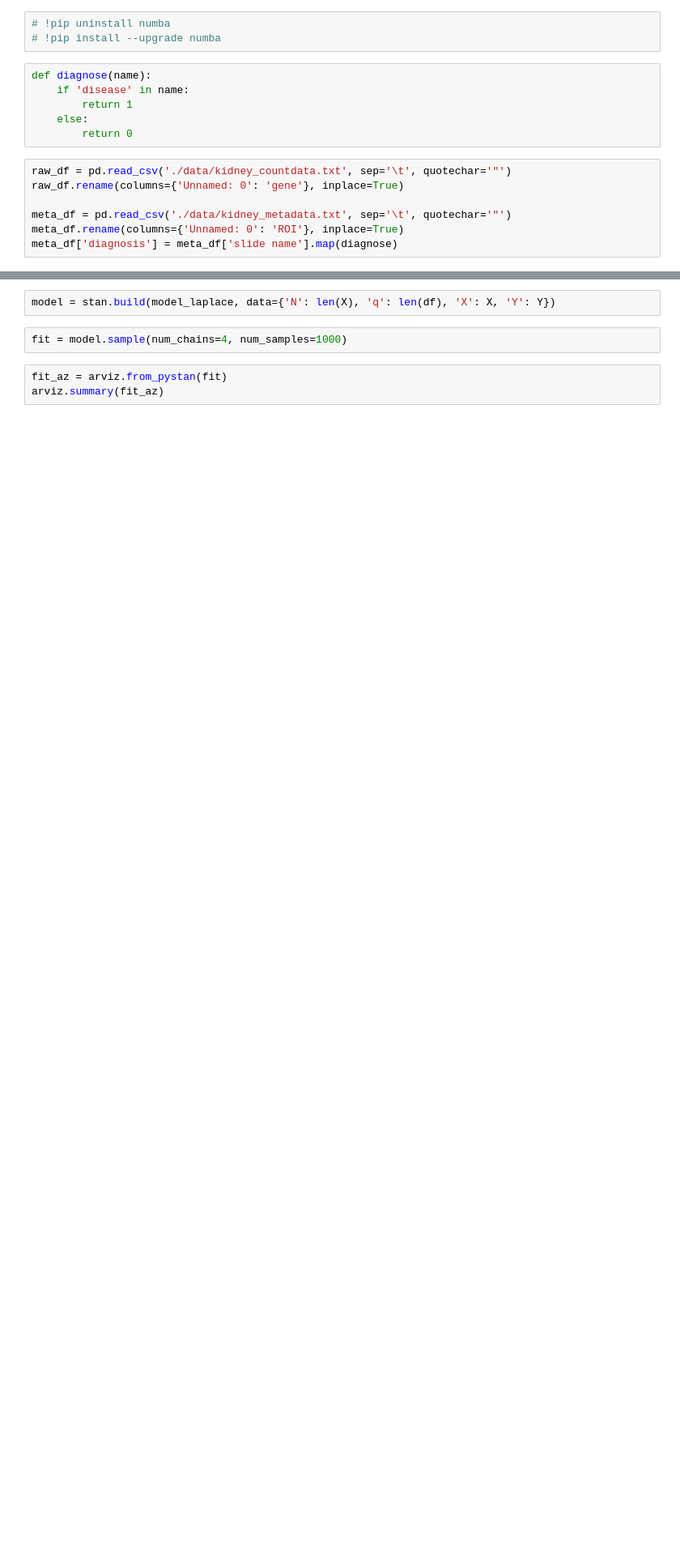
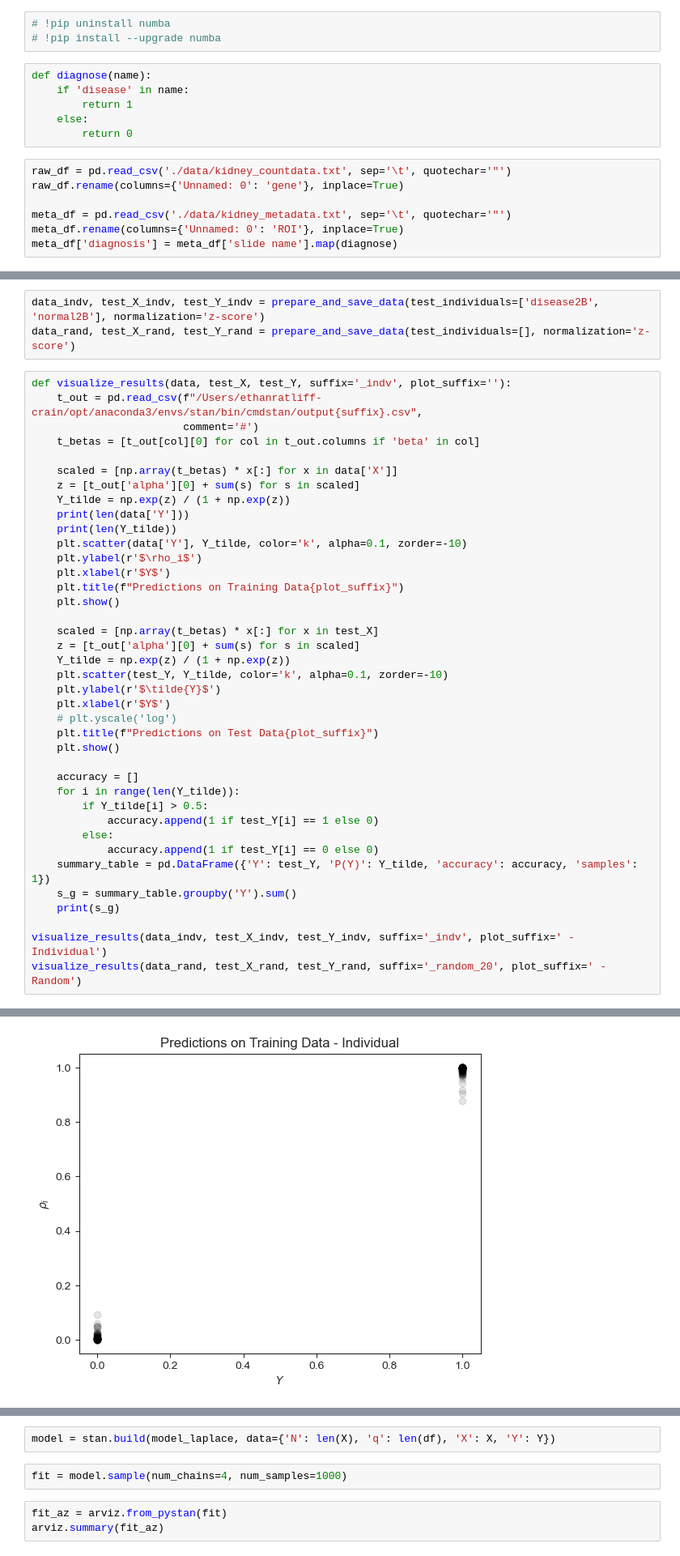
Before and after one commit to CamLunn/Bayesian-Logistic-Regression-Kidney-Disease, a Jupyter notebook: model_notebook_1.ipynb, the cells around one changed output, grey strips where cells are left out. Shown at 81% size. Drawn from its saved outputs; the diff is of its cells as text; blank space fills up the shorter version.

```diff
--- a/model_notebook_1.ipynb
+++ b/model_notebook_1.ipynb
@@ -61,0 +140,43 @@ print(test_ROIs)
+# %%
+data_indv, test_X_indv, test_Y_indv = prepare_and_save_data(test_individuals=['disease2B', 'normal2B'], normalization='z-score')
+data_rand, test_X_rand, test_Y_rand = prepare_and_save_data(test_individuals=[], normalization='z-score')
+# %%
+def visualize_results(data, test_X, test_Y, suffix='_indv', plot_suffix=''):
+    t_out = pd.read_csv(f"/Users/ethanratliff-crain/opt/anaconda3/envs/stan/bin/cmdstan/output{suffix}.csv",
+                        comment='#')
+    t_betas = [t_out[col][0] for col in t_out.columns if 'beta' in col]
+
+    scaled = [np.array(t_betas) * x[:] for x in data['X']]
+    z = [t_out['alpha'][0] + sum(s) for s in scaled]
+    Y_tilde = np.exp(z) / (1 + np.exp(z))
+    print(len(data['Y']))
+    print(len(Y_tilde))
+    plt.scatter(data['Y'], Y_tilde, color='k', alpha=0.1, zorder=-10)
+    plt.ylabel(r'$\rho_i$')
+    plt.xlabel(r'$Y$')
+    plt.title(f"Predictions on Training Data{plot_suffix}")
+    plt.show()
+
+    scaled = [np.array(t_betas) * x[:] for x in test_X]
+    z = [t_out['alpha'][0] + sum(s) for s in scaled]
+    Y_tilde = np.exp(z) / (1 + np.exp(z))
+    plt.scatter(test_Y, Y_tilde, color='k', alpha=0.1, zorder=-10)
+    plt.ylabel(r'$\tilde{Y}$')
+    plt.xlabel(r'$Y$')
+    # plt.yscale('log')
+    plt.title(f"Predictions on Test Data{plot_suffix}")
+    plt.show()
+
+    accuracy = []
+    for i in range(len(Y_tilde)):
+        if Y_tilde[i] > 0.5:
+            accuracy.append(1 if test_Y[i] == 1 else 0)
+        else:
+            accuracy.append(1 if test_Y[i] == 0 else 0)
+    summary_table = pd.DataFrame({'Y': test_Y, 'P(Y)': Y_tilde, 'accuracy': accuracy, 'samples': 1})
+    s_g = summary_table.groupby('Y').sum()
+    print(s_g)
+
+visualize_results(data_indv, test_X_indv, test_Y_indv, suffix='_indv', plot_suffix=' - Individual')
+visualize_results(data_rand, test_X_rand, test_Y_rand, suffix='_random_20', plot_suffix=' - Random')
+# %% [output]
@@ -61,0 +185 @@ print(test_ROIs)
+[figure, added]
```
Also changed, not shown: parts of 22 cells of this notebook, 7 other files.
